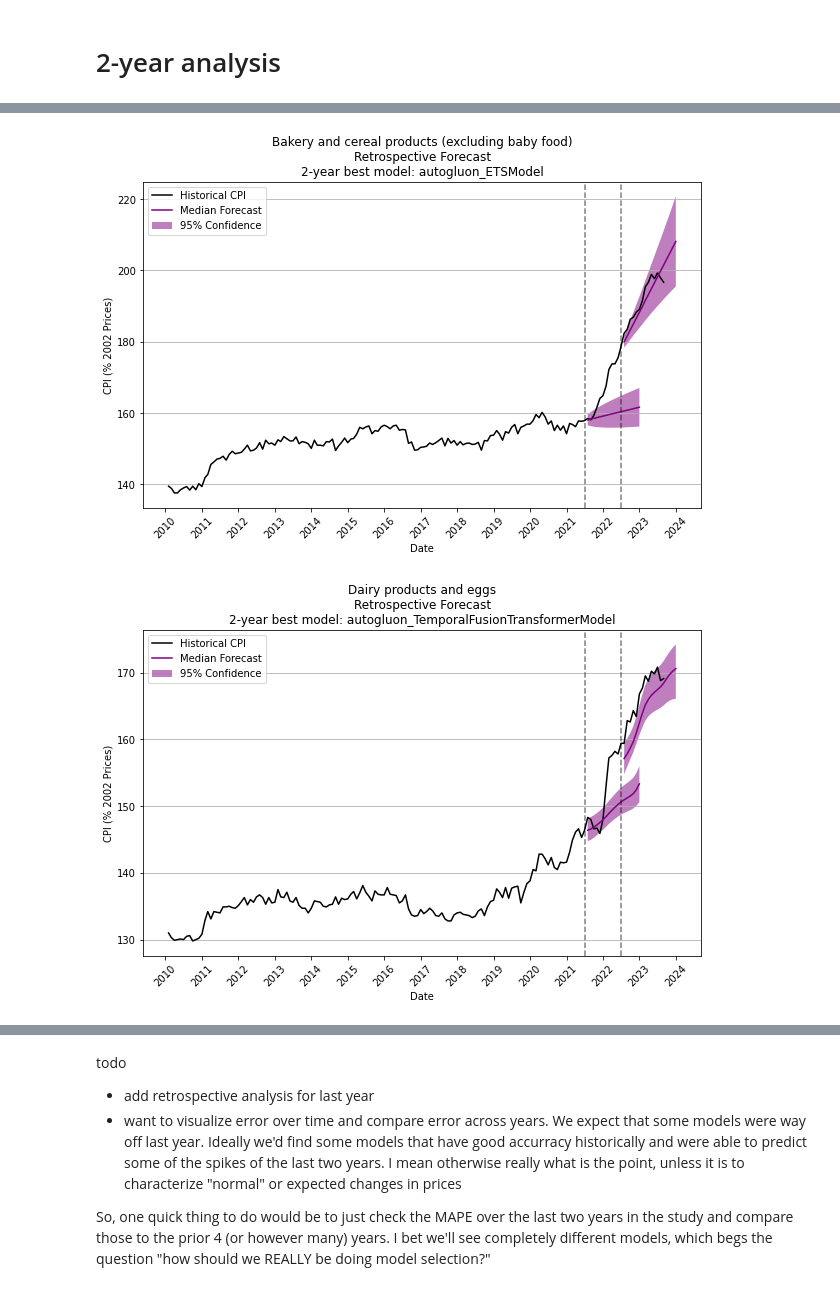
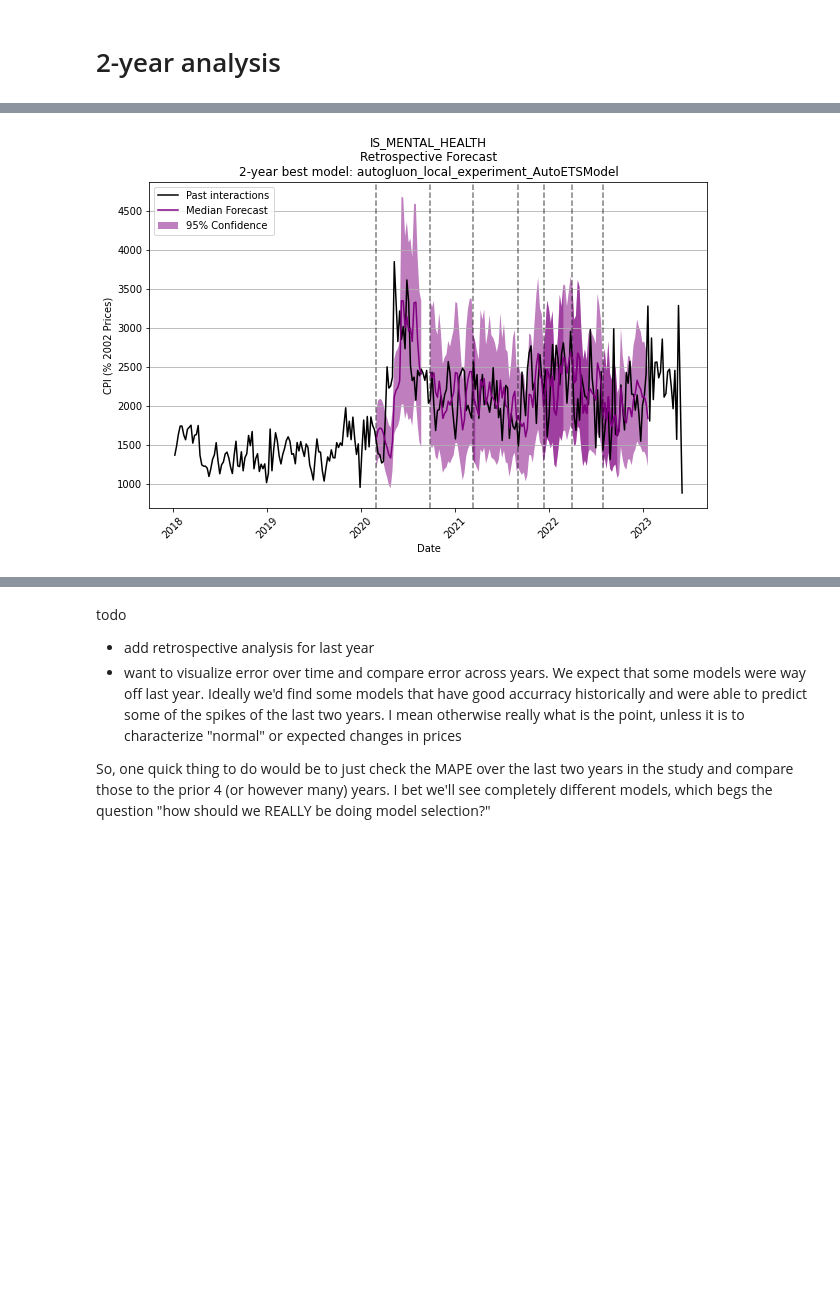
Before and after one commit to kristinakupf/mentalhealth_forecasting, a Jupyter notebook: src/experiment_scripts/experimental_analysis.ipynb, the cells around one changed output, grey strips where cells are left out. Saved outputs shown, nothing was run; the diff lists cells and outputs as text; code cells hidden in the pictures; blank space fills up the shorter version.

```diff
--- a/src/experiment_scripts/experimental_analysis.ipynb
+++ b/src/experiment_scripts/experimental_analysis.ipynb
@@ -173,7 +203,7 @@ def plot_quantile_forecasts(category, context_df, forecast_dfs, actual_df, cutof
 
     # Context
     context_df = pd.concat((context_df, actual_df))
-    ax.plot(context_df.index, context_df.values, color='black', label='Historical CPI')
+    ax.plot(context_df.index, context_df.values, color='black', label='Past interactions')
 
     for index, forecast_df in enumerate(forecast_dfs):
 
@@ -231,7 +271,7 @@ NameError: name 'mape_df' is not defined
 # %%
 # Top 3
 
-best_scores = mape_df.loc[mape_df.category == "Bakery and cereal products (excluding baby food)"].sort_values('mean_score')
+best_scores = mape_df.loc[mape_df.category == "IS_MENTAL_HEALTH"].sort_values('mean_score')
 best_scores.iloc[:3]
 # %% [output]
 |  | experiment | category | mean_score | std_score |
@@ -310,7 +350,7 @@ def plot_forecasts(category, context_df, forecast_dfs_by_method, actual_df, cuto
 # Assuming df and mape_df are predefined
 cutoff_dates = report_sim_dates
 
-for category in df.columns:
+for category in target_categories:
 
     best_scores = mape_df.loc[mape_df.category == category].sort_values('mean_score').iloc[:3]
     context_df = df.loc[(df.index > "2018-01-01") & (df.index <= cutoff_dates[0])][category]
@@ -324,8 +364,9 @@ for category in df.columns:
 
         # for each annual date in the list of cutoff dates, get this experiment's forecasts
         for date in cutoff_dates:
-            forecast_csv_path = f"./output/experiments/{exp}/{date}/forecasts/{category}.csv"
-            forecast_df = pd.read_csv(forecast_csv_path, index_col=0).iloc[-18:]
+#             forecast_csv_path = f"./output/experiments/{exp}/{date}/forecasts/{category}.csv"
+            forecast_csv_path = f"./slurm_scripts/output/experiments/{exp}/{str(prediction_length)}_weeks/{date}/forecasts/{category}.csv"
+            forecast_df = pd.read_csv(forecast_csv_path, index_col=0).iloc[-prediction_length:]
             forecast_df.index = pd.to_datetime(forecast_df.index)
             forecast_dfs.append(forecast_df)
 
@@ -338,7 +379,7 @@ for category in df.columns:
         forecast_dfs_by_method=forecast_dfs_by_method,
         actual_df=actual_df,
         cutoff_dates=cutoff_dates,
-        save_path=f"./output/experiment_analysis/plots/{category}_top3_models.png",  # change as needed
+        save_path=f"./slurm_scripts/output/experiment_analysis/plots/{str(prediction_length)}_weeks/{category}_top3_models.png",  # change as needed
         show_plots=True
     )
 # %% [output]
@@ -374,12 +404,12 @@ cutoff_dates = report_sim_dates
 for index, (category, top_experiment, mean_score) in best_results_6_year_df.iterrows():
     forecast_dfs = []
     for date in cutoff_dates:
-        forecast_csv_path = f"./output/experiments/{top_experiment}/{date}/forecasts/{category}.csv"
-        forecast_df = pd.read_csv(forecast_csv_path, index_col=0).iloc[-18:]
+        forecast_csv_path = f"./slurm_scripts/output/experiments/{top_experiment}/{prediction_length}_weeks/{date}/forecasts/{category}.csv"
+        forecast_df = pd.read_csv(forecast_csv_path, index_col=0).iloc[-26:]
         forecast_df.index = pd.to_datetime(forecast_df.index)
         forecast_dfs.append(forecast_df)
     combined_forecast_df = pd.concat(forecast_dfs, axis=0)
-    context_df = foodprice_df.loc[(foodprice_df.index > "2010-01-01") & (foodprice_df.index <= cutoff_dates[0])][category]
-    actual_df = foodprice_df.loc[foodprice_df.index >= cutoff_dates[0]][category]
+    context_df = df.loc[(df.index > "2018-01-01") & (df.index <= cutoff_dates[0])][category]
+    actual_df = df.loc[df.index >= cutoff_dates[0]][category]
     plot_quantile_forecasts(category, context_df, forecast_dfs, actual_df, cutoff_dates, model_name=f"6-year best model: {top_experiment}")
 # %% [output]
@@ -458,17 +456,16 @@ best_results_2_year_df
 # %%
-cutoff_dates = report_sim_dates[-2:]
+cutoff_dates = report_sim_dates
 
 for index, (category, top_experiment, mean_score) in best_results_2_year_df.iterrows():
     forecast_dfs = []
     for date in cutoff_dates:
-        forecast_csv_path = f"./output/experiments/{top_experiment}/{date}/forecasts/{category}.csv"
-        forecast_df = pd.read_csv(forecast_csv_path, index_col=0).iloc[-18:]
+        forecast_csv_path = f"./slurm_scripts/output/experiments/{top_experiment}/{prediction_length}_weeks/{date}/forecasts/{category}.csv"
+        forecast_df = pd.read_csv(forecast_csv_path, index_col=0).iloc[-26:]
         forecast_df.index = pd.to_datetime(forecast_df.index)
         forecast_dfs.append(forecast_df)
     combined_forecast_df = pd.concat(forecast_dfs, axis=0)
-    context_df = foodprice_df.loc[(foodprice_df.index > "2010-01-01") & (foodprice_df.index <= cutoff_dates[0])][category]
-    actual_df = foodprice_df.loc[foodprice_df.index >= cutoff_dates[0]][category]
+    context_df = df.loc[(df.index > "2018-01-01") & (df.index <= cutoff_dates[0])][category]
+    actual_df = df.loc[df.index >= cutoff_dates[0]][category]
     plot_quantile_forecasts(category, context_df, forecast_dfs, actual_df, cutoff_dates, model_name=f"2-year best model: {top_experiment}")
 # %% [output]
-[figure, old version]
+[figure, new version]
-[figure, removed]
```
Also changed, not shown: parts of 18 cells of this notebook.
